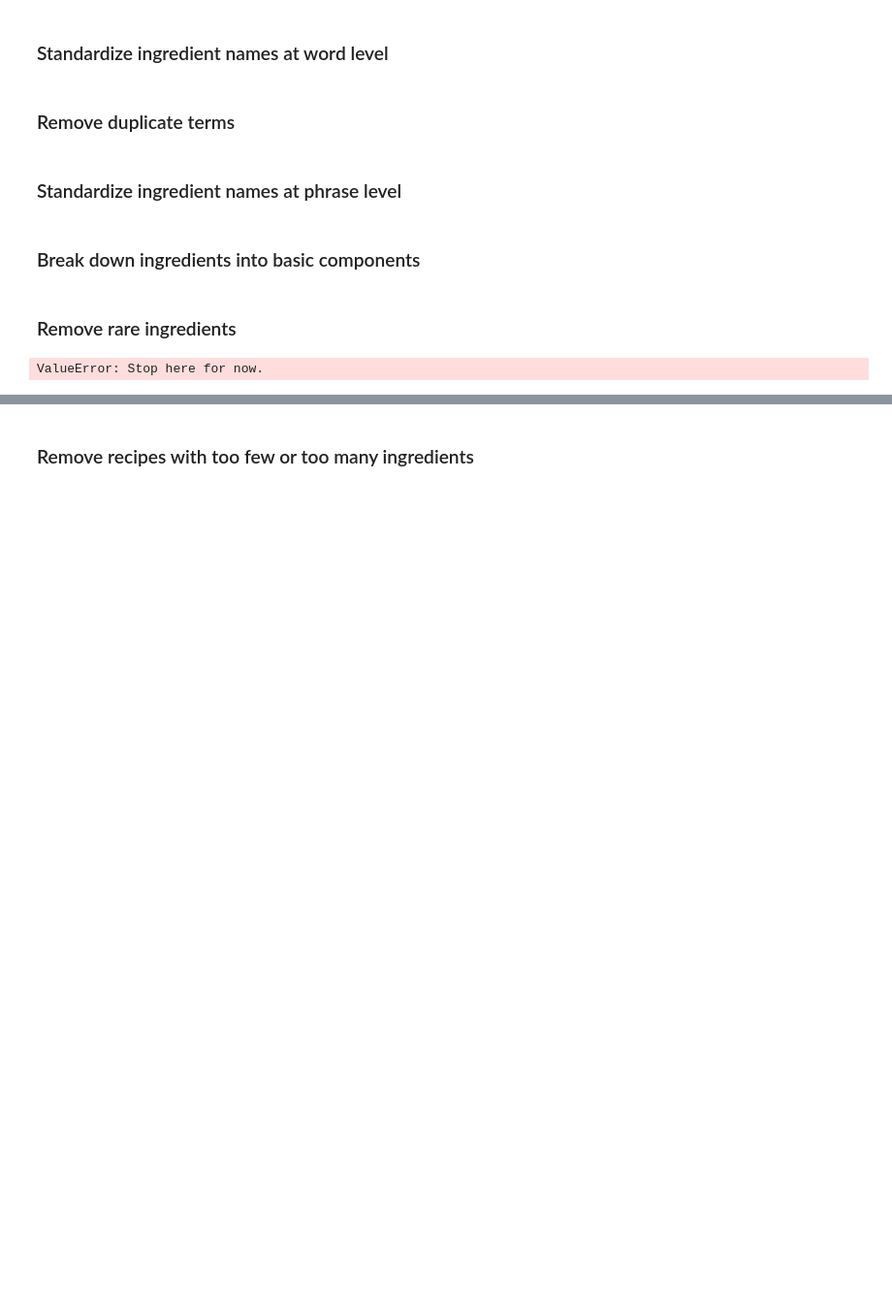
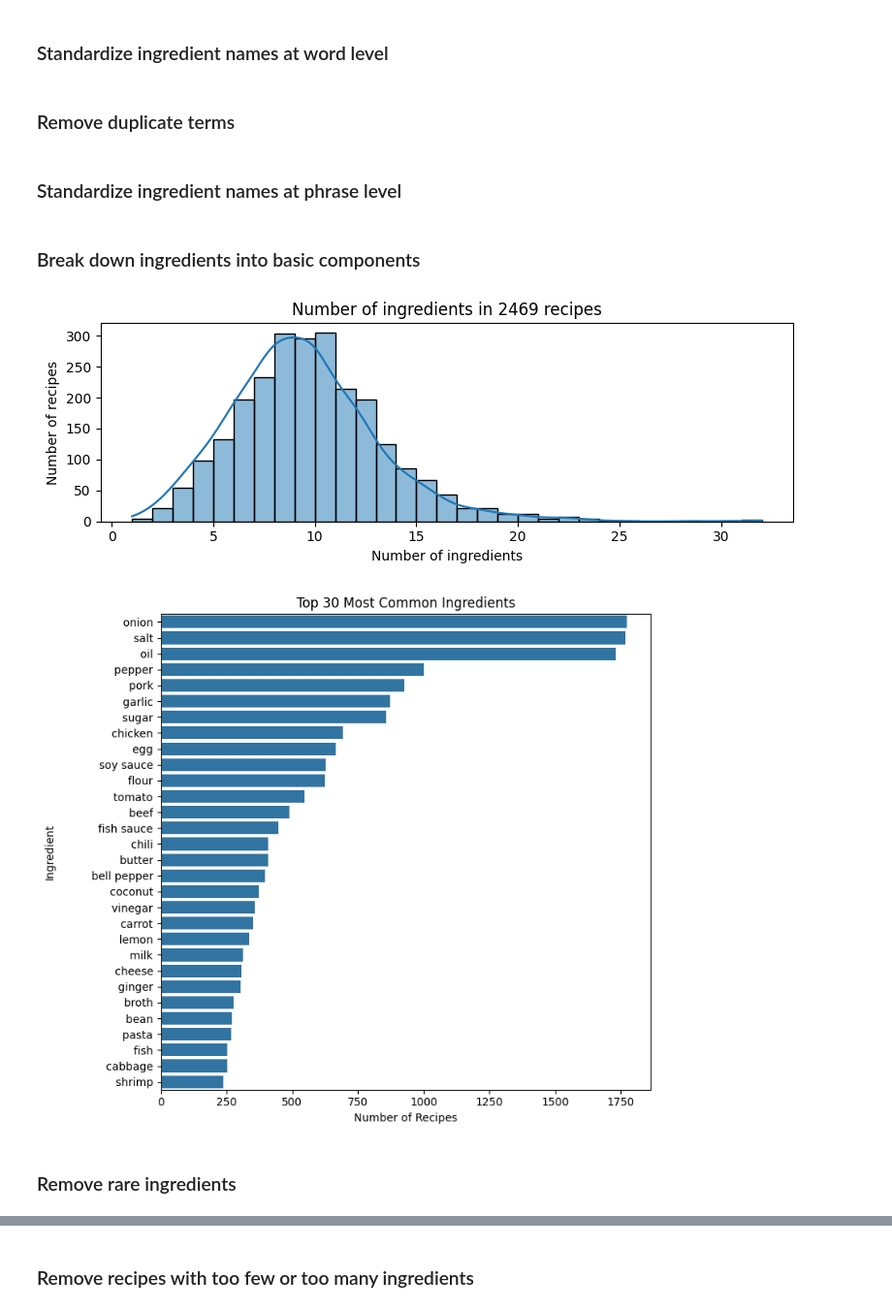
Before and after one commit to rixmape/panlasang-pinoy-clustering, a Jupyter notebook: main.ipynb, the cells around one changed output, grey strips where cells are left out. Shown at 97% size. Saved outputs shown, nothing was run; the diff lists cells and outputs as text; code cells hidden in the pictures; blank space fills up the shorter version.

```diff
--- a/main.ipynb
+++ b/main.ipynb
@@ -213,7 +237,7 @@ recipe_df["lemmatized"] = recipe_df.clean_ingredients.progress_apply(
 # %% [markdown]
 ### Remove stop words related to culinary
 # %%
-with open(f"data/stopwords.txt") as file:
+with open(f"data/stopwords.txt", encoding="utf-8") as file:
     stopwords = file.read().splitlines()
 
 
@@ -233,7 +257,7 @@ recipe_df["filtered"] = recipe_df.lemmatized.progress_apply(
 ### Standardize ingredient names at word level
 # %%
 # TODO: Separate thesaurus for word and phrase level
-with open("data/thesaurus.json") as file:
+with open("data/thesaurus.json", encoding="utf-8") as file:
     thesaurus = json.load(file)
 
 
@@ -287,7 +311,7 @@ recipe_df["standardized_phrase"] = recipe_df.unique.progress_apply(
 # %% [markdown]
 ### Break down ingredients into basic components
 # %%
-with open("data/components.json") as file:
+with open("data/components.json", encoding="utf8") as file:
     ingredient_components = json.load(file)
 
 
@@ -317,14 +329,11 @@ with open("data/cleaned.txt", "w") as file:
+# %%
+plot_ingredient_count_distribution(recipe_df.components)
+plot_common_ingredients(recipe_df.components)
+# %% [output]
+[figure, added]
+[figure, added]
 # %% [markdown]
 ### Remove rare ingredients
-# %%
-counts = recipe_df.components.explode().value_counts()
-
-with open("data/counts.json", "w") as file:
-    json.dump(counts.to_dict(), file, indent=2)
-
-raise ValueError("Stop here for now.")
-# %% [output]
-ValueError: Stop here for now.
 # %%
 MIN_INGREDIENT_COUNT = 5
 
```
Also changed, not shown: parts of 11 cells of this notebook, 7 other files.
